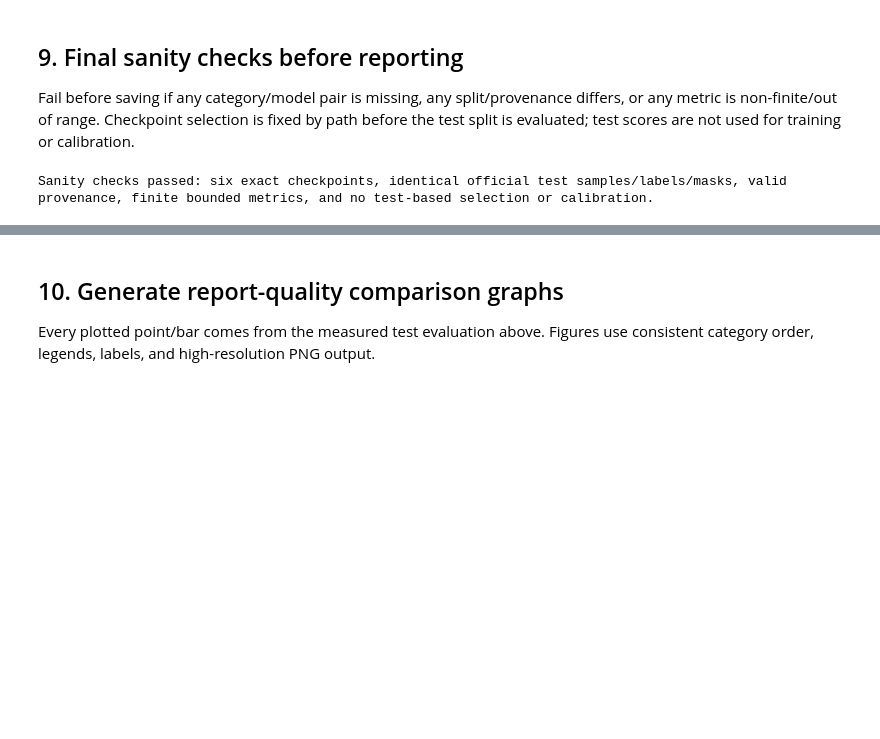
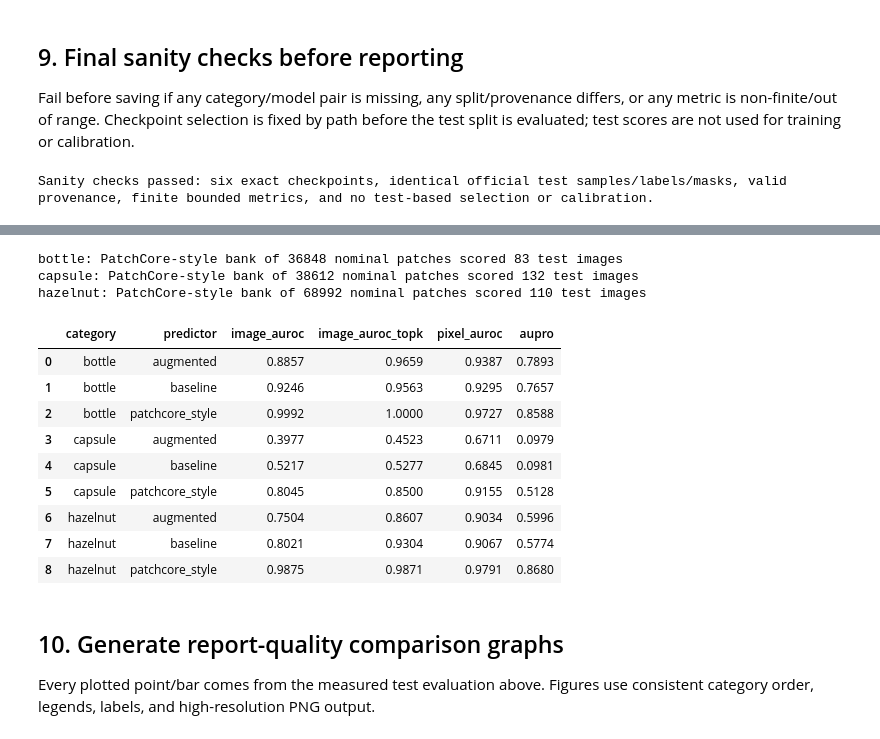
Before and after one commit to Auxilus08/I-JEPA-AD, a Jupyter notebook: notebooks/03_evaluate_and_compare_predictors.ipynb, the cells around one changed output, grey strips where cells are left out. Saved outputs shown, nothing was run; the diff lists cells and outputs as text; code cells hidden in the pictures; blank space fills up the shorter version.

```diff
--- a/notebooks/03_evaluate_and_compare_predictors.ipynb
+++ b/notebooks/03_evaluate_and_compare_predictors.ipynb
@@ -609,3 +621,75 @@ Sanity checks passed: six exact checkpoints, identical official test samples/lab
+# %%
+from ijepa_ad.caching.latent_cache import CacheNotFoundError
+
+reference_rows = []
+for category in CATEGORIES:
+    train_expected = CacheExpectations(
+        category=category,
+        split='train',
+        encoder_name=ENCODER_NAME,
+        checkpoint_sha256=ENCODER_SHA256,
+        patch_size=PATCH_SIZE,
+        embedding_dim=EMBEDDING_DIM,
+        preprocessing=PREPROCESSING_SPEC,
+        sample_ids=tuple(sample.image_id for sample in SPLITS[category]['nominal'].train),
+        num_tokens=NUM_TOKENS,
+    )
+    try:
+        train_cache = load_cached_latent_dataset(
+            NOMINAL_CACHE_ROOT, train_expected, samples=SPLITS[category]['train'].samples
+        )
+    except CacheNotFoundError as error:
+        raise FileNotFoundError(
+            f'Nominal train latent cache missing for {category}: run notebook 01 (it builds data/cache/latents).'
+        ) from error
+    bank = torch.stack([sample.latent for sample in train_cache]).to(DEVICE).float().reshape(-1, EMBEDDING_DIM)
+    samples_by_id = {sample.image_id: sample for sample in SPLITS[category]['test']}
+    labels, patch_rows, gt_masks = [], [], []
+    with torch.inference_mode():
+        for cached_sample in TEST_DATASETS[category]:
+            gt_masks.append(load_ground_truth(samples_by_id[cached_sample.image_id]))
+            labels.append(int(cached_sample.annotation.label != 'good'))
+            query = cached_sample.latent.to(DEVICE).float()
+            patch_rows.append(torch.cdist(query, bank).min(dim=1).values.cpu())
+    patch = torch.stack(patch_rows)
+    labels = np.asarray(labels)
+    maps = [
+        upsample_patch_scores(p, output_size=m.shape)[0, 0].numpy().astype(np.float32)
+        for p, m in zip(patch, gt_masks)
+    ]
+    reference_rows.append({
+        'category': category,
+        'predictor': 'patchcore_style',
+        'image_auroc': image_auroc(labels, patch.max(dim=1).values.numpy()),
+        'image_auroc_topk': image_auroc(labels, patch.topk(TOP_K, dim=1).values.mean(dim=1).numpy()),
+        'pixel_auroc': pixel_auroc(maps, gt_masks),
+        'aupro': aupro(maps, gt_masks, num_thresholds=200),
+    })
+    print(f'{category}: PatchCore-style bank of {bank.shape[0]} nominal patches scored {len(labels)} test images')
+    del bank
+    if DEVICE == 'cuda':
+        torch.cuda.empty_cache()
+
+reference_df = pd.DataFrame(reference_rows)
+comparison_with_reference = pd.concat(
+    [comparison_df[['category', 'predictor', 'image_auroc', 'image_auroc_topk', 'pixel_auroc', 'aupro']], reference_df],
+    ignore_index=True,
+).sort_values(['category', 'predictor']).reset_index(drop=True)
+display(comparison_with_reference.round(4))
+# %% [output]
+bottle: PatchCore-style bank of 36848 nominal patches scored 83 test images
+capsule: PatchCore-style bank of 38612 nominal patches scored 132 test images
+hazelnut: PatchCore-style bank of 68992 nominal patches scored 110 test images
+|  | category | predictor | image_auroc | image_auroc_topk | pixel_auroc | aupro |
+| 0 | bottle | augmented | 0.8857 | 0.9659 | 0.9387 | 0.7893 |
+| 1 | bottle | baseline | 0.9246 | 0.9563 | 0.9295 | 0.7657 |
+| 2 | bottle | patchcore_style | 0.9992 | 1.0000 | 0.9727 | 0.8588 |
+| 3 | capsule | augmented | 0.3977 | 0.4523 | 0.6711 | 0.0979 |
+| 4 | capsule | baseline | 0.5217 | 0.5277 | 0.6845 | 0.0981 |
+| 5 | capsule | patchcore_style | 0.8045 | 0.8500 | 0.9155 | 0.5128 |
+| 6 | hazelnut | augmented | 0.7504 | 0.8607 | 0.9034 | 0.5996 |
+| 7 | hazelnut | baseline | 0.8021 | 0.9304 | 0.9067 | 0.5774 |
+| 8 | hazelnut | patchcore_style | 0.9875 | 0.9871 | 0.9791 | 0.8680 |
 # %% [markdown]
 ## 10. Generate report-quality comparison graphs
 
```
Also changed, not shown: parts of 10 cells of this notebook, 2 other files.
